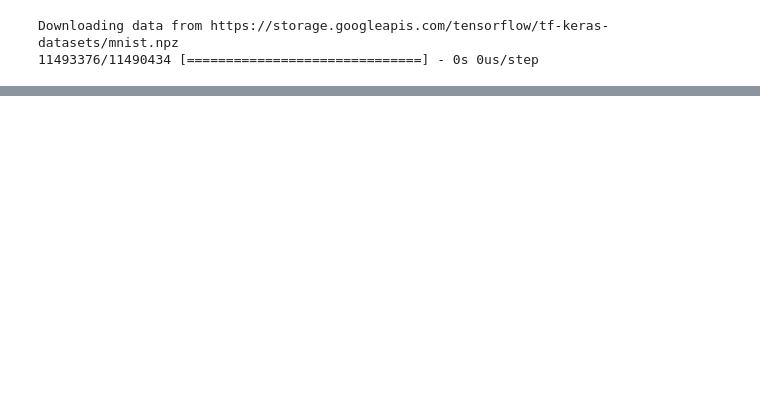
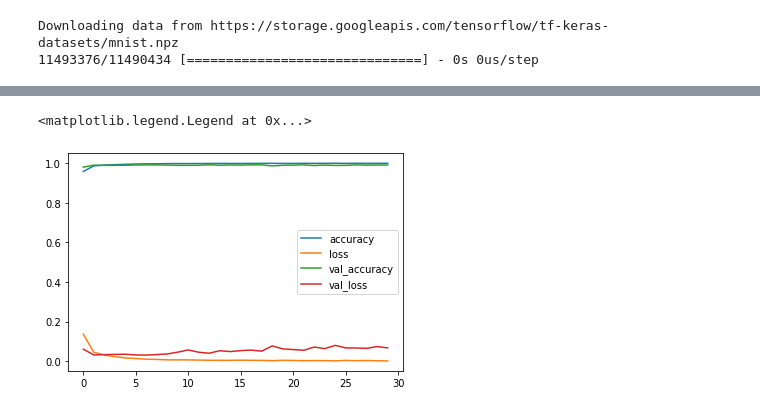
Before and after one commit to schauppi/Tensorflow, a Jupyter notebook: Hyperparameter_Grid_Search/Hyperparameter_Grid_Search.ipynb, the cells around one changed output, grey strips where cells are left out. Saved outputs shown, nothing was run; the diff lists cells and outputs as text; code cells hidden in the pictures; blank space fills up the shorter version.

```diff
--- a/Hyperparameter_Grid_Search/Hyperparameter_Grid_Search.ipynb
+++ b/Hyperparameter_Grid_Search/Hyperparameter_Grid_Search.ipynb
@@ -47,0 +166,11 @@ grid = GridSearchCV(estimator=model, param_grid=param_grid, n_jobs=-1, cv=3, ver
+# %%
+#build final model
+final_model = keras.models.Sequential([
+    keras.layers.Conv2D(16, (3,3), activation="relu", input_shape=(28,28,1)),
+    keras.layers.MaxPool2D(2,2),
+    keras.layers.Conv2D(32, (3,3), activation="relu"),
+    keras.layers.MaxPool2D(2,2),
+    keras.layers.Flatten(),
+    keras.layers.Dense(128, activation="relu"),
+    keras.layers.Dense(10, activation="softmax")
+])
@@ -47,0 +197,9 @@ grid = GridSearchCV(estimator=model, param_grid=param_grid, n_jobs=-1, cv=3, ver
+# %%
+#compile finale model
+optimizer = keras.optimizers.Adam(learning_rate=0.001)
+final_model.compile(loss="sparse_categorical_crossentropy", optimizer=optimizer, metrics=["accuracy"])
+# %%
+#train the model
+batch_size = 20
+epochs = 30
+history = final_model.fit(x_train, y_train, batch_size=batch_size, epochs=epochs, validation_data=(x_test, y_test))
@@ -47,0 +224,14 @@ grid = GridSearchCV(estimator=model, param_grid=param_grid, n_jobs=-1, cv=3, ver
+# %%
+accuracy = history.history["accuracy"]
+loss = history.history["loss"]
+val_accuracy = history.history["val_accuracy"]
+val_loss = history.history["val_loss"]
+# %%
+plt.plot(accuracy, label="accuracy")
+plt.plot(loss, label="loss")
+plt.plot(val_accuracy, label="val_accuracy")
+plt.plot(val_loss, label="val_loss")
+plt.legend()
+# %% [output]
+<matplotlib.legend.Legend at 0x...>
+[figure, added]
```
Also changed, not shown: parts of 12 cells of this notebook, 1 other file.
